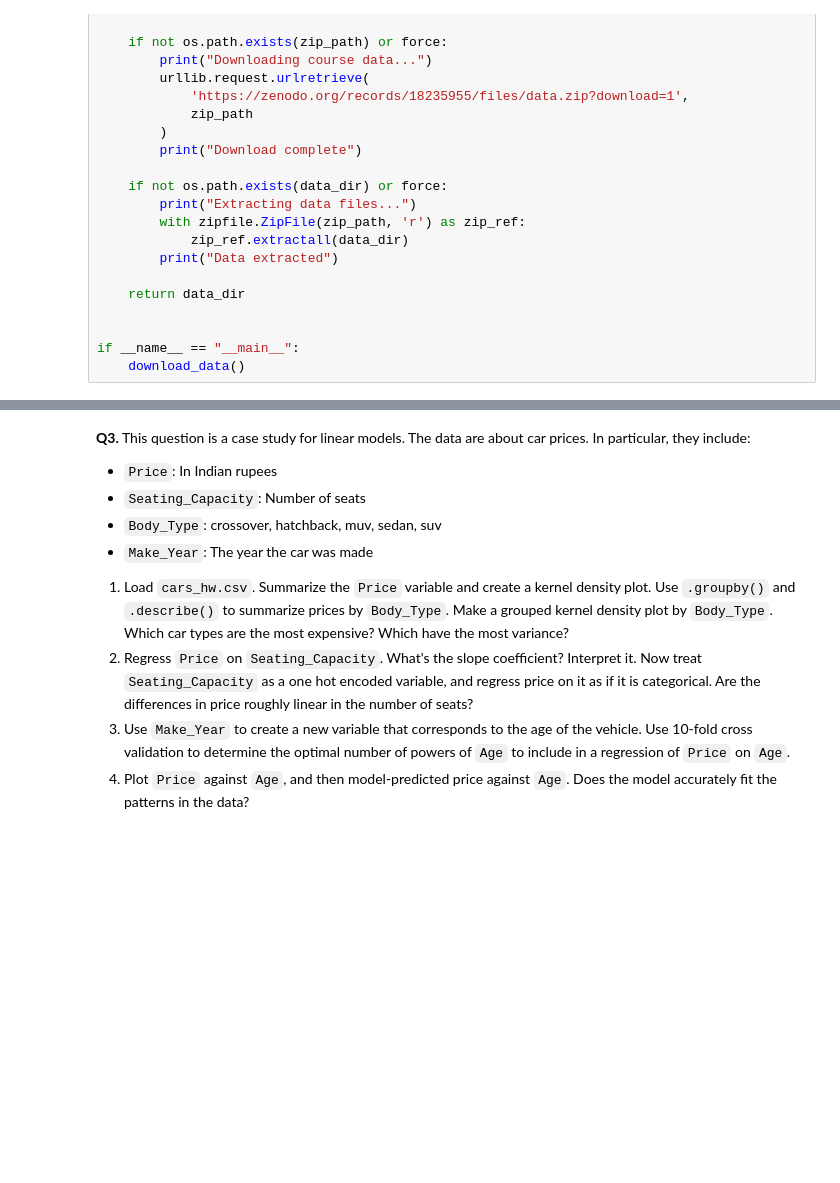
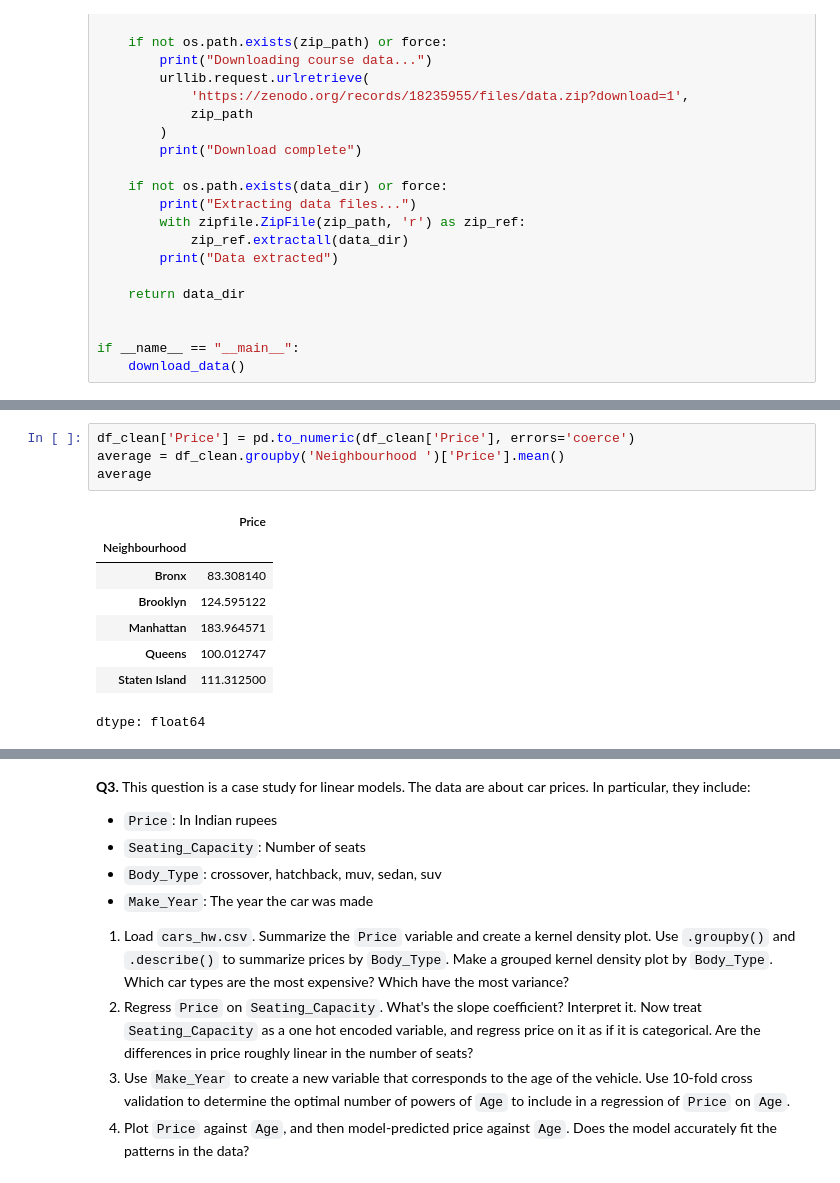
Before and after one commit to RexW999/undergrad_ml_assignments, a Jupyter notebook: 03_assignment_linear_models.ipynb, the cells around one changed output, grey strips where cells are left out. Saved outputs shown, nothing was run; the diff lists cells and outputs as text; blank space fills up the shorter version.

```diff
--- a/03_assignment_linear_models.ipynb
+++ b/03_assignment_linear_models.ipynb
@@ -78,0 +91,13 @@ FileNotFoundError: [Errno 2] No such file or directory: './data/Q1_clean.csv'
+# %%
+df_clean['Price'] = pd.to_numeric(df_clean['Price'], errors='coerce')
+average = df_clean.groupby('Neighbourhood ')['Price'].mean()
+average
+# %% [output]
+|  | Price |
+| Neighbourhood |  |
+| Bronx | 83.308140 |
+| Brooklyn | 124.595122 |
+| Manhattan | 183.964571 |
+| Queens | 100.012747 |
+| Staten Island | 111.312500 |
+dtype: float64
```
Also changed, not shown: parts of 3 cells of this notebook.
